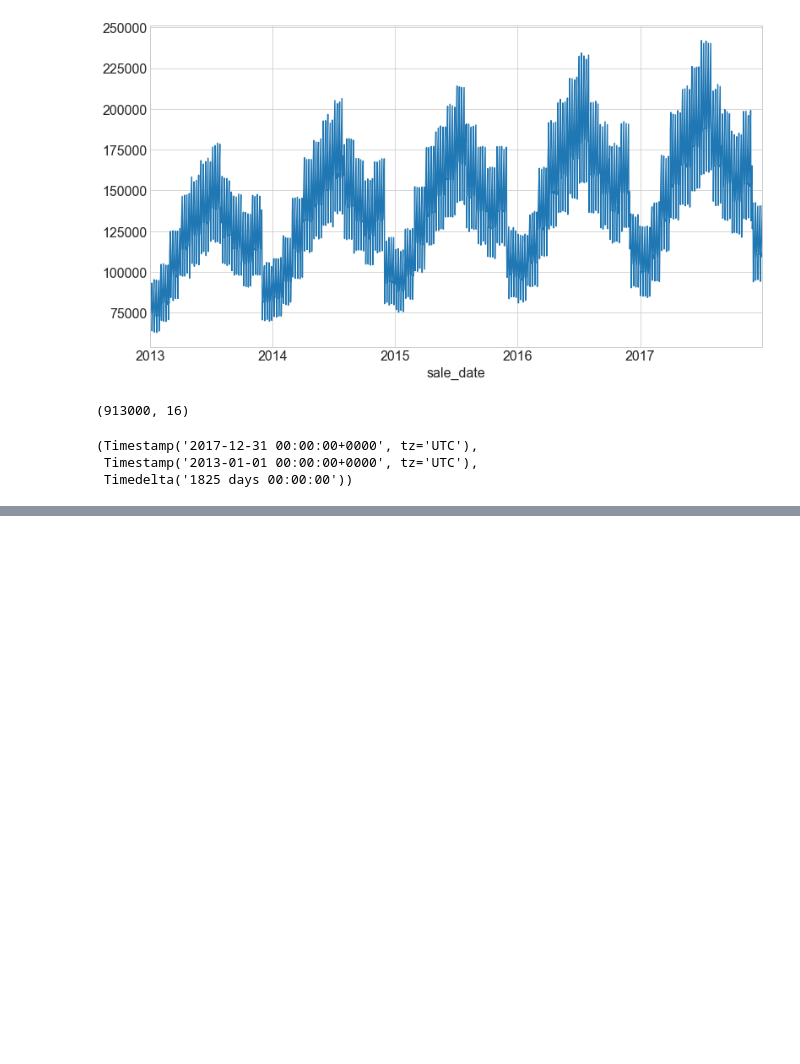
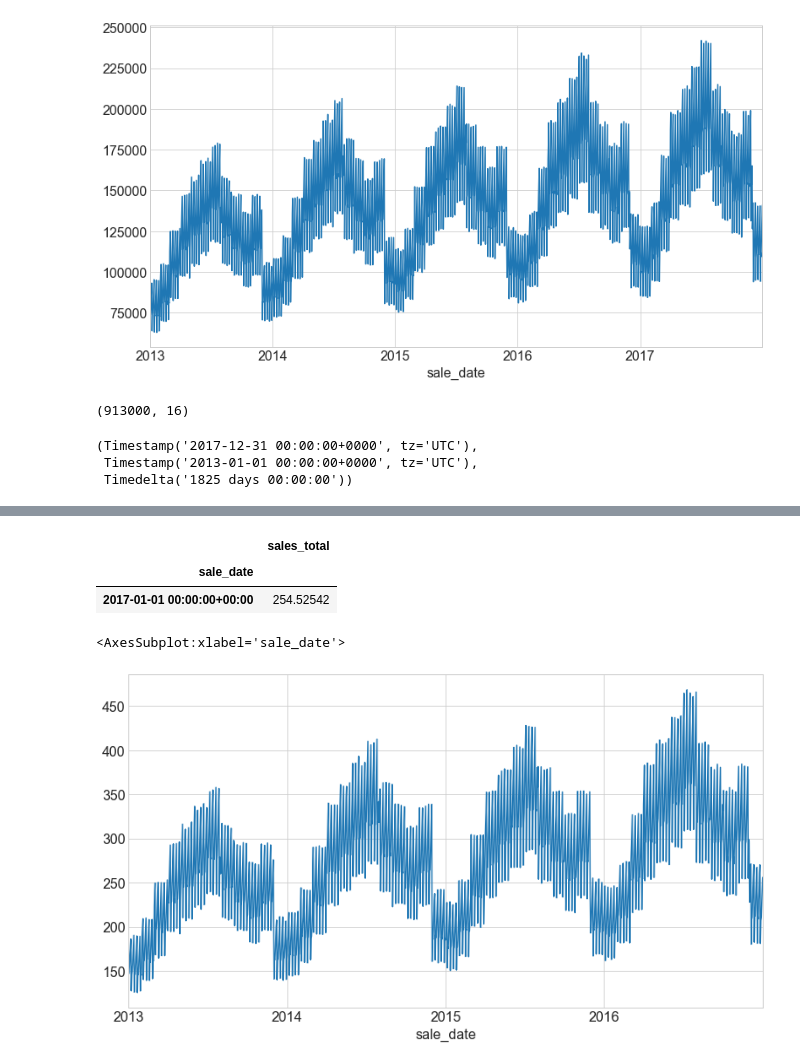
Before and after one commit to brianclements03/time_series_exercises, a Jupyter notebook: TSA_explore_exercises.ipynb, the cells around one changed output, grey strips where cells are left out. Drawn from its saved outputs; the diff is of its cells as text; code cells hidden in the pictures; blank space fills up the shorter version.

```diff
--- a/TSA_explore_exercises.ipynb
+++ b/TSA_explore_exercises.ipynb
@@ -103,0 +154,3 @@ df.groupby('sale_date').describe().reset_index(drop=True)
+# %%
+train_by_date = train.groupby(['sale_date']).sales_total.mean().reset_index()
+train_by_date.head()
@@ -103,0 +164,2 @@ df.groupby('sale_date').describe().reset_index(drop=True)
+# %%
+train_by_date = train_by_date.set_index("sale_date").sort_index()
@@ -103,0 +176,14 @@ df.groupby('sale_date').describe().reset_index(drop=True)
+# %%
+test_by_date = test.groupby(['sale_date']).sales_total.mean().reset_index()
+test_by_date = test_by_date.set_index('sale_date').sort_index()
+test_by_date.head(1)
+# %% [output]
+|  | sales_total |
+| sale_date |  |
+| 2017-01-01 00:00:00+00:00 | 254.52542 |
+# %%
+y = train_by_date.sales_total
+y.plot()
+# %% [output]
+<AxesSubplot:xlabel='sale_date'>
+[figure, added]
```
Also changed, not shown: parts of 16 cells of this notebook.
